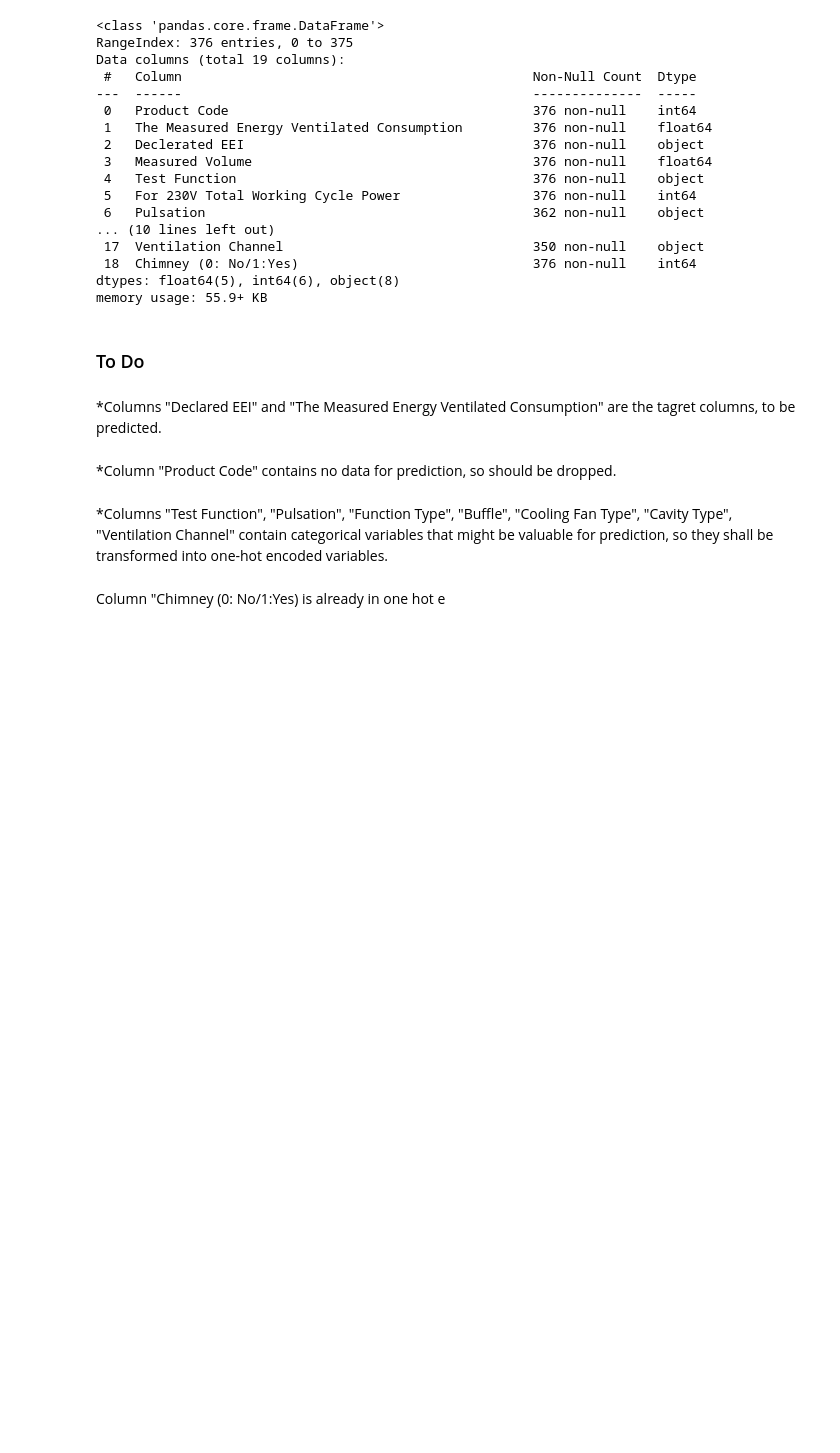
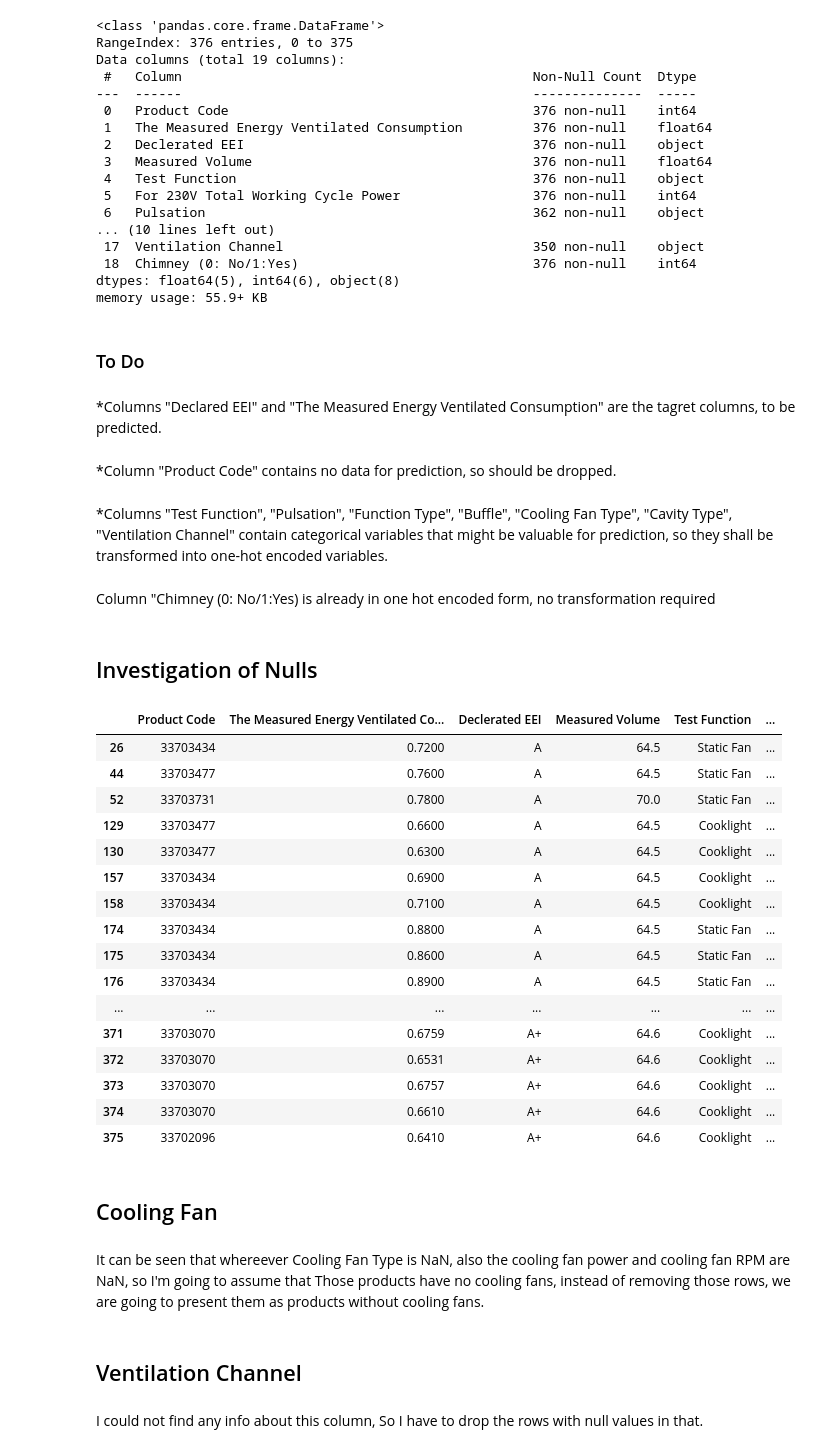
Before and after one commit to 1942Spectre/Tubitak_Energytest, a Jupyter notebook: Data Pipeline.ipynb, the cells around one changed output. Saved outputs shown, nothing was run; the diff lists cells and outputs as text; code cells hidden in the pictures; blank space fills up the shorter version.

```diff
--- a/Data Pipeline.ipynb
+++ b/Data Pipeline.ipynb
@@ -73,4 +85,30 @@ memory usage: 55.9+ KB
 # %% [markdown]
 *Columns "Test Function", "Pulsation", "Function Type", "Buffle", "Cooling Fan Type", "Cavity Type", "Ventilation Channel" contain categorical variables that might be valuable for prediction, so they shall be transformed into one-hot encoded variables.
 # %% [markdown]
-Column "Chimney (0: No/1:Yes) is already in one hot e
+Column "Chimney (0: No/1:Yes) is already in one hot encoded form, no transformation required
+# %% [markdown]
+## Investigation of Nulls
+# %%
+tests[tests.isnull().any(axis=1)]
+# %% [output]
+|  | Product Code | The Measured Energy Ventilated Co... | Declerated EEI | Measured Volume | Test Function | ... |
+| 26 | 33703434 | 0.7200 | A | 64.5 | Static Fan | ... |
+| 44 | 33703477 | 0.7600 | A | 64.5 | Static Fan | ... |
+| 52 | 33703731 | 0.7800 | A | 70.0 | Static Fan | ... |
+| 129 | 33703477 | 0.6600 | A | 64.5 | Cooklight | ... |
+| 130 | 33703477 | 0.6300 | A | 64.5 | Cooklight | ... |
+| 157 | 33703434 | 0.6900 | A | 64.5 | Cooklight | ... |
+| 158 | 33703434 | 0.7100 | A | 64.5 | Cooklight | ... |
+| 174 | 33703434 | 0.8800 | A | 64.5 | Static Fan | ... |
+| 175 | 33703434 | 0.8600 | A | 64.5 | Static Fan | ... |
+| 176 | 33703434 | 0.8900 | A | 64.5 | Static Fan | ... |
+| ... | ... | ... | ... | ... | ... | ... |
+| 371 | 33703070 | 0.6759 | A+ | 64.6 | Cooklight | ... |
+| 372 | 33703070 | 0.6531 | A+ | 64.6 | Cooklight | ... |
+| 373 | 33703070 | 0.6757 | A+ | 64.6 | Cooklight | ... |
+| 374 | 33703070 | 0.6610 | A+ | 64.6 | Cooklight | ... |
+| 375 | 33702096 | 0.6410 | A+ | 64.6 | Cooklight | ... |
+# %% [markdown]
+## Cooling Fan
+# %% [markdown]
+It can be seen that whereever Cooling Fan Type is NaN, also the cooling fan power and cooling fan RPM are NaN, so I'm going to assume that Those products have no cooling fans, instead of removing those rows, we are going to present them as products without cooling fans.
@@ -76,0 +130,4 @@ Column "Chimney (0: No/1:Yes) is already in one hot e
+# %% [markdown]
+## Ventilation Channel
+# %% [markdown]
+I could not find any info about this column, So I have to drop the rows with null values in that.
```
Also changed, not shown: parts of 22 cells of this notebook.
